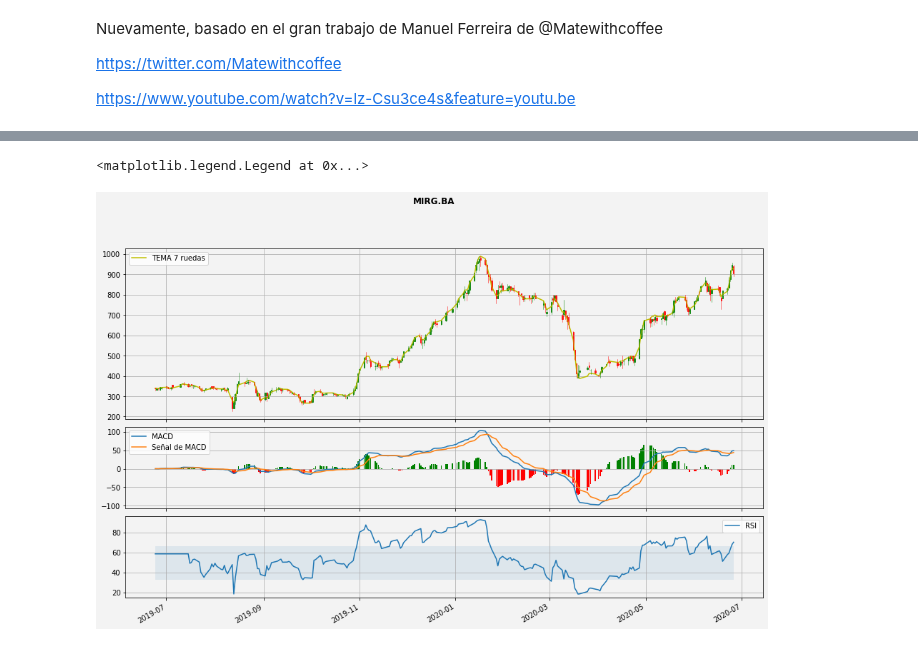
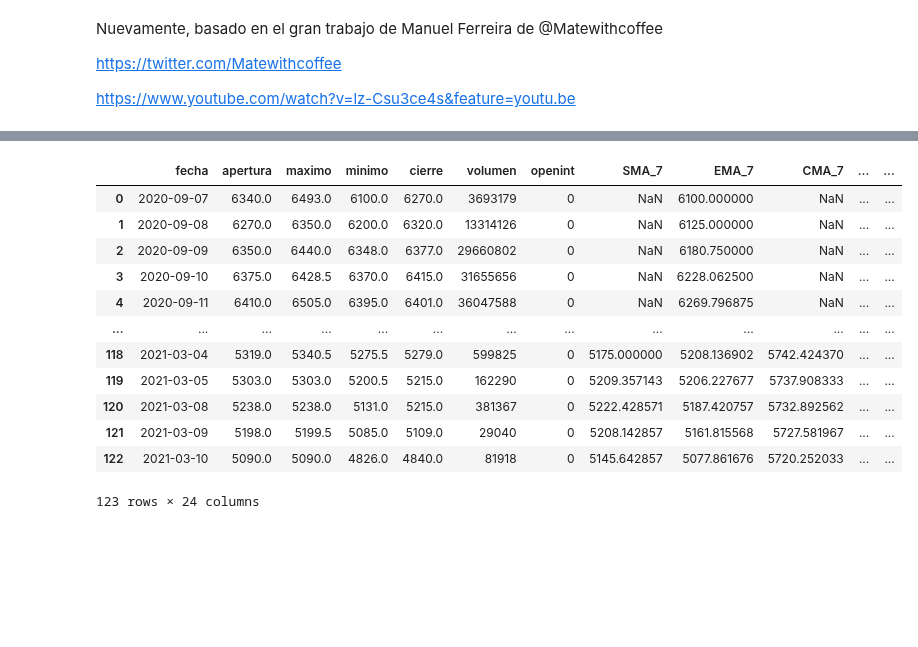
Before and after one commit to hcuervo/Jupiter-Notebook, a Jupyter notebook: Análisis Técnico Acciones (SMA, EMA, CMA, DEMA, TEMA, TRIMA, MACD, RSI).ipynb, the cells around one changed output, grey strips where cells are left out. Saved outputs shown, nothing was run; the diff lists cells and outputs as text; code cells hidden in the pictures; blank space fills up the shorter version.

```diff
--- a/Análisis Técnico Acciones (SMA, EMA, CMA, DEMA, TEMA, TRIMA, MACD, RSI).ipynb
+++ b/Análisis Técnico Acciones (SMA, EMA, CMA, DEMA, TEMA, TRIMA, MACD, RSI).ipynb
@@ -110,42 +155,16 @@ from mplfinance.original_flavor import candlestick_ohlc
-# %%
-# Preparar grilla de charts
-fig = plt.figure(facecolor='#f3f3f3',figsize=(16,10))
-fig.suptitle(tick.upper(),fontweight='bold')
-
-ax0 = plt.subplot2grid((8,3), (0,0), rowspan=4, colspan=3, facecolor='#f3f3f3')
-
-ax1 = plt.subplot2grid((8,3),(4,0), sharex=ax0, rowspan=2, colspan=3, facecolor='#f3f3f3')
-ax2 = plt.subplot2grid((8,3),(6,0), sharex=ax0, rowspan=2, colspan=3, facecolor='#f3f3f3')
-fig.autofmt_xdate()
-fig.set_label(tick)
-fig.set_figsize=(20, 10)
-
-# Charts de valores
-ax0.grid(True)
-ax0.figsize=(20, 7)
-#ax0.plot(df.index,df['Close'],label='Cierre',linestyle='dashed')
-ax0.plot(df.index,df['TEMA_7'],label='TEMA 7 ruedas',color='y')
-
-ohlc = df.reset_index().loc[:, ['Date', 'Open', 'High', 'Low', 'Close','Volume']]
-ohlc['Date'] = pd.to_datetime(ohlc['Date'])
-ohlc['Date'] = ohlc['Date'].apply(mpl_dates.date2num)
-candlestick_ohlc(ax0, ohlc.values, width=0.6, colorup='green', colordown='red', alpha=0.8)
-
-ax0.legend()
-
-# Chart de MACD, MACD_signal, Fortaleza
-ax1.grid(True)
-ax1.plot(df['MACD'],label='MACD')
-ax1.plot(df['MACD_signal'],label='Señal de MACD')
-ax1.bar(df.index,df['Strength'].gt(0)*df['Strength']*2,color='g')
-ax1.bar(df.index,df['Strength'].lt(0)*df['Strength']*2,color='r')
-ax1.legend()
-
-# Chart de RSI
-ax2.grid(True)
-ax2.plot(df['RSI'],label='RSI')
-ax2.fill_between(df.index, 66, 33, alpha=0.1)
-ax2.legend()
-# %% [output]
-<matplotlib.legend.Legend at 0x...>
-[figure, removed]
+# %%
+df
+# %% [output]
+|  | fecha | apertura | maximo | minimo | cierre | volumen | openint | SMA_7 | EMA_7 | CMA_7 | ... | ... |
+| 0 | 2020-09-07 | 6340.0 | 6493.0 | 6100.0 | 6270.0 | 3693179 | 0 | NaN | 6100.000000 | NaN | ... | ... |
+| 1 | 2020-09-08 | 6270.0 | 6350.0 | 6200.0 | 6320.0 | 13314126 | 0 | NaN | 6125.000000 | NaN | ... | ... |
+| 2 | 2020-09-09 | 6350.0 | 6440.0 | 6348.0 | 6377.0 | 29660802 | 0 | NaN | 6180.750000 | NaN | ... | ... |
+| 3 | 2020-09-10 | 6375.0 | 6428.5 | 6370.0 | 6415.0 | 31655656 | 0 | NaN | 6228.062500 | NaN | ... | ... |
+| 4 | 2020-09-11 | 6410.0 | 6505.0 | 6395.0 | 6401.0 | 36047588 | 0 | NaN | 6269.796875 | NaN | ... | ... |
+| ... | ... | ... | ... | ... | ... | ... | ... | ... | ... | ... | ... | ... |
+| 118 | 2021-03-04 | 5319.0 | 5340.5 | 5275.5 | 5279.0 | 599825 | 0 | 5175.000000 | 5208.136902 | 5742.424370 | ... | ... |
+| 119 | 2021-03-05 | 5303.0 | 5303.0 | 5200.5 | 5215.0 | 162290 | 0 | 5209.357143 | 5206.227677 | 5737.908333 | ... | ... |
+| 120 | 2021-03-08 | 5238.0 | 5238.0 | 5131.0 | 5215.0 | 381367 | 0 | 5222.428571 | 5187.420757 | 5732.892562 | ... | ... |
+| 121 | 2021-03-09 | 5198.0 | 5199.5 | 5085.0 | 5109.0 | 29040 | 0 | 5208.142857 | 5161.815568 | 5727.581967 | ... | ... |
+| 122 | 2021-03-10 | 5090.0 | 5090.0 | 4826.0 | 4840.0 | 81918 | 0 | 5145.642857 | 5077.861676 | 5720.252033 | ... | ... |
+123 rows × 24 columns
```
Also changed, not shown: parts of 6 cells of this notebook.
